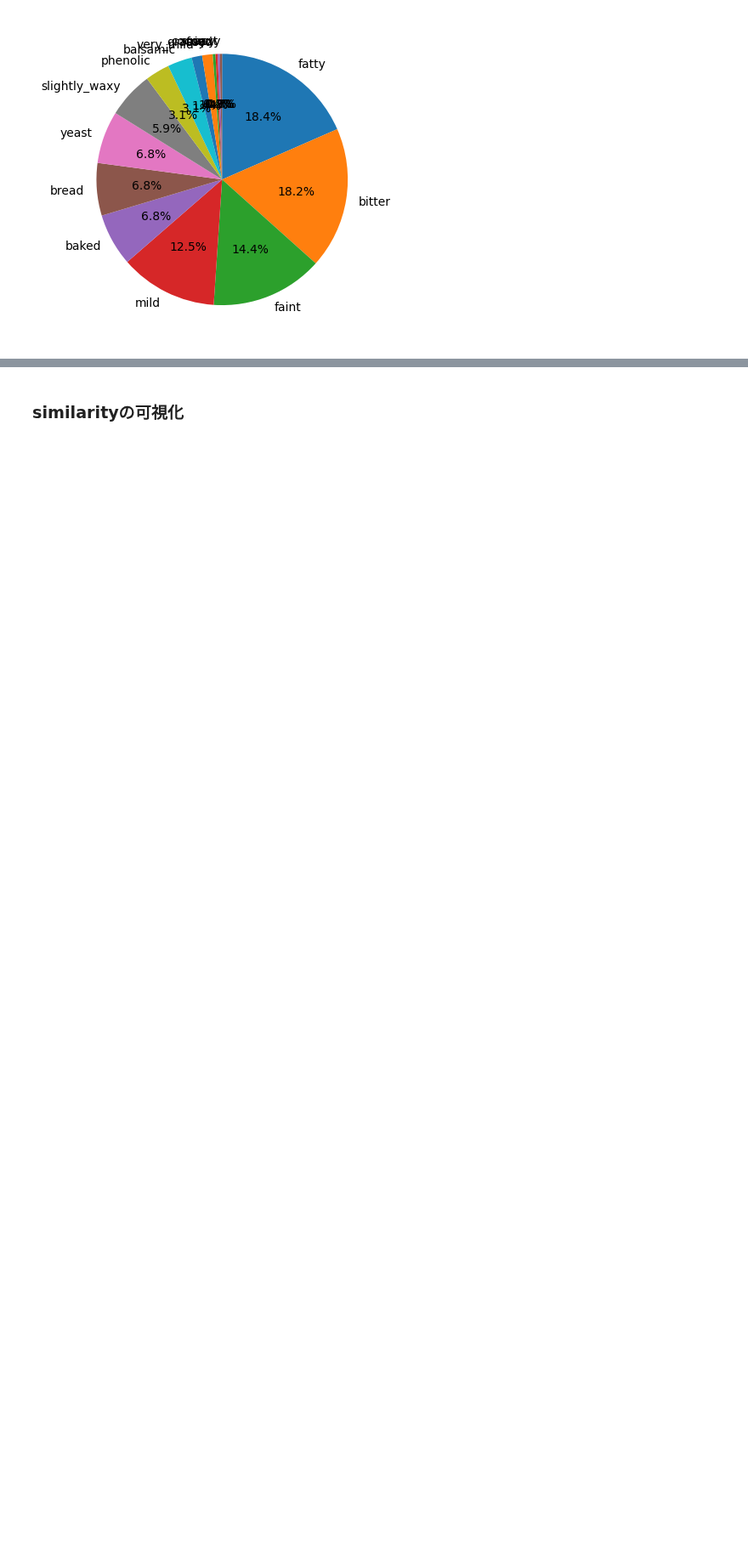
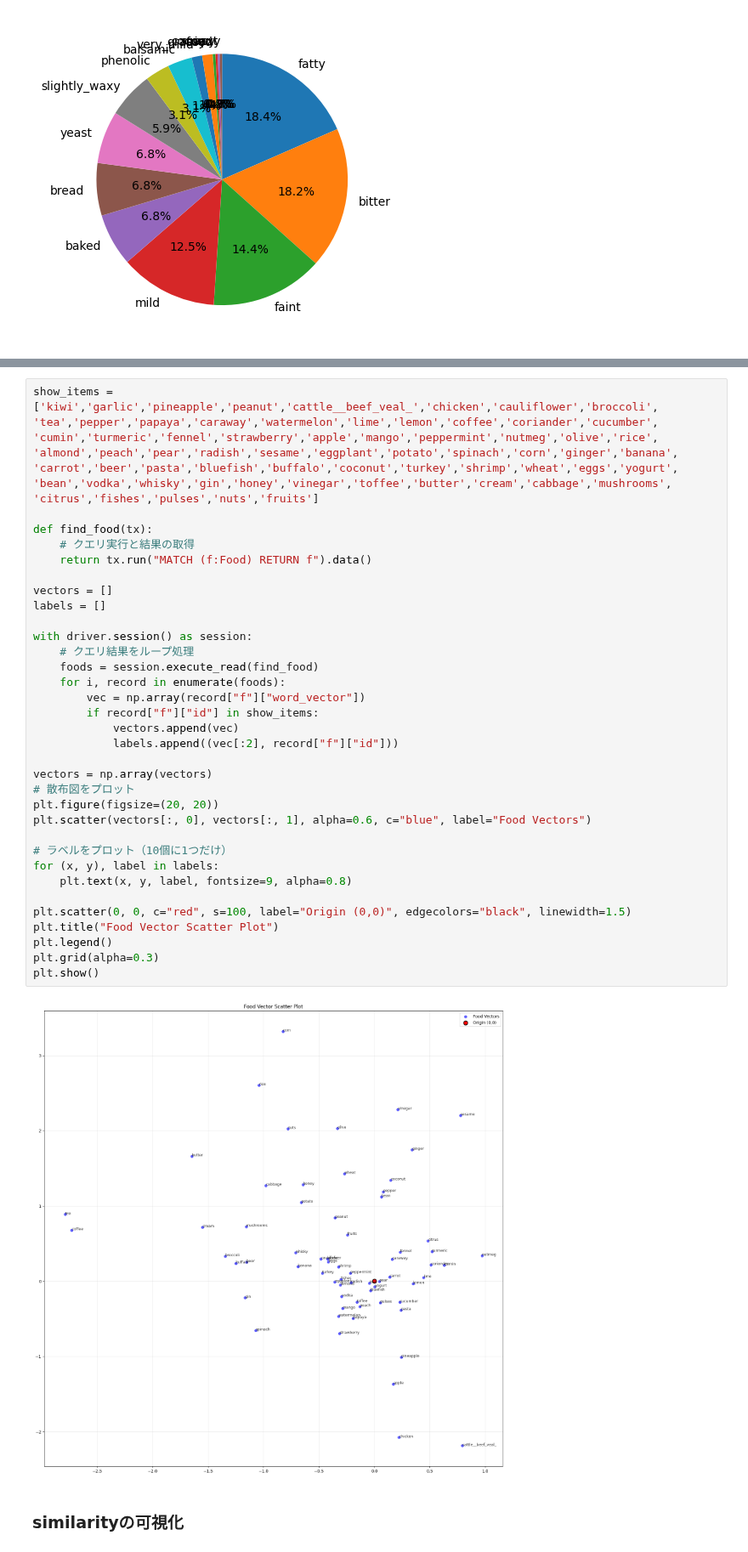
Before and after one commit to MariMurotani/RecipeHack, a Jupyter notebook: jupyter/analyze_word2_vec.ipynb, the cells around one changed output, grey strips where cells are left out. Shown at 85% size. Cells and saved outputs as stored; diff of their text form; blank space fills up the shorter version.

```diff
--- a/jupyter/analyze_word2_vec.ipynb
+++ b/jupyter/analyze_word2_vec.ipynb
@@ -135,3 +139,44 @@ with driver.session() as session:
+# %%
+show_items = ['kiwi','garlic','pineapple','peanut','cattle__beef_veal_','chicken','cauliflower','broccoli',
+'tea','pepper','papaya','caraway','watermelon','lime','lemon','coffee','coriander','cucumber',
+'cumin','turmeric','fennel','strawberry','apple','mango','peppermint','nutmeg','olive','rice',
+'almond','peach','pear','radish','sesame','eggplant','potato','spinach','corn','ginger','banana',
+'carrot','beer','pasta','bluefish','buffalo','coconut','turkey','shrimp','wheat','eggs','yogurt',
+'bean','vodka','whisky','gin','honey','vinegar','toffee','butter','cream','cabbage','mushrooms',
+'citrus','fishes','pulses','nuts','fruits']
+
+def find_food(tx):
+    # クエリ実行と結果の取得
+    return tx.run("MATCH (f:Food) RETURN f").data()
+
+vectors = []
+labels = []
+
+with driver.session() as session:
+    # クエリ結果をループ処理
+    foods = session.execute_read(find_food)
+    for i, record in enumerate(foods):
+        vec = np.array(record["f"]["word_vector"])
+        if record["f"]["id"] in show_items:
+            vectors.append(vec)
+            labels.append((vec[:2], record["f"]["id"]))
+
+vectors = np.array(vectors)
+# 散布図をプロット
+plt.figure(figsize=(20, 20))
+plt.scatter(vectors[:, 0], vectors[:, 1], alpha=0.6, c="blue", label="Food Vectors")
+
+# ラベルをプロット（10個に1つだけ）
+for (x, y), label in labels:
+    plt.text(x, y, label, fontsize=9, alpha=0.8)
+
+plt.scatter(0, 0, c="red", s=100, label="Origin (0,0)", edgecolors="black", linewidth=1.5)
+plt.title("Food Vector Scatter Plot")
+plt.legend()
+plt.grid(alpha=0.3)
+plt.show()
+# %% [output]
+[figure, added]
 # %% [markdown]
 ### similarityの可視化
 # %%
```
Also changed, not shown: parts of 8 cells of this notebook, 2 other files.
